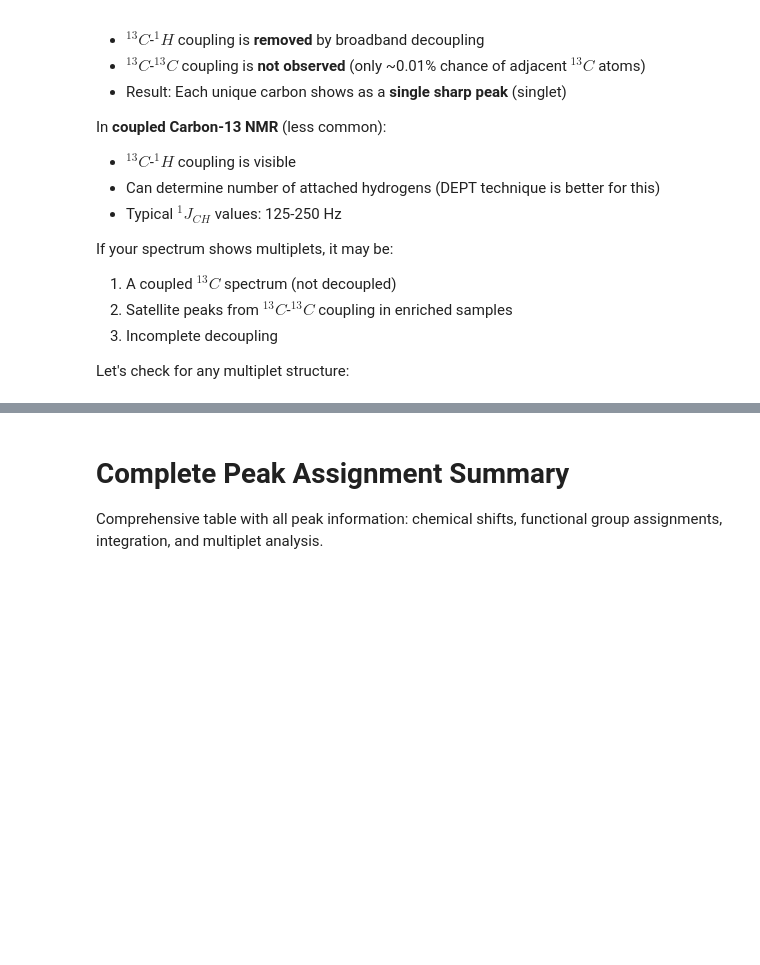
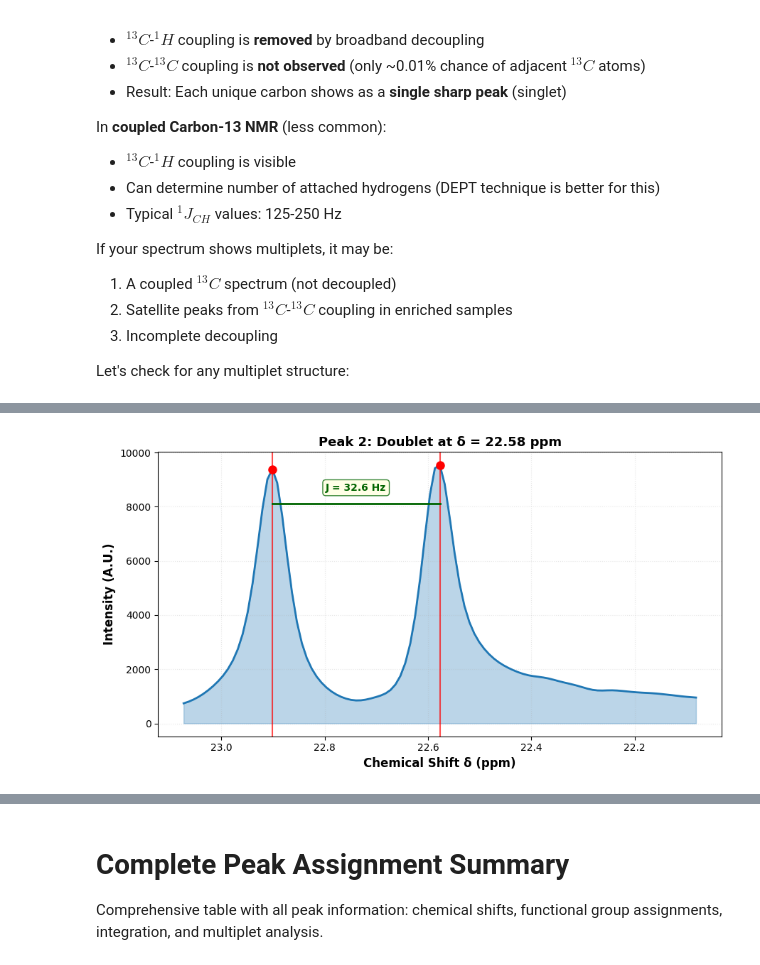
Before and after one commit to Quintinlf/NMR-Project, a Jupyter notebook: fall_semester_2025/carbon_nmr.ipynb, the cells around one changed output, grey strips where cells are left out. Saved outputs shown, nothing was run; the diff lists cells and outputs as text; code cells hidden in the pictures; blank space fills up the shorter version.

```diff
--- a/fall_semester_2025/carbon_nmr.ipynb
+++ b/fall_semester_2025/carbon_nmr.ipynb
@@ -637,6 +729,8 @@ print("\\nMultiplet Analysis:")
 print("=" * 80)
 
 multiplet_results = []
+has_coupling = False  # Track if we detect any multiplets
+
 for i, peak_idx in enumerate(peaks):
     peak_ppm = ppm_axis_res[peak_idx]
     result = detect_multiplet_c13(ppm_axis_res, intensity, peak_ppm, window=0.5)
@@ -646,21 +740,90 @@ for i, peak_idx in enumerate(peaks):
         print(f"\\nPeak {i+1} at δ {peak_ppm:.2f} ppm:")
         print(f"  Type: {result['type']}")
 
-        if result['j_coupling'] is not None:
+        if result['type'] != 'singlet':
+            has_coupling = True
             print(f"  J-coupling: {result['j_coupling']:.2f} Hz")
-            if result['type'] != 'singlet':
-                print(f"  Sub-peaks at: {[f'{p:.2f}' for p in result['sub_ppms']]} ppm")
-                print(f"  ⚠️  Multiplet detected! This may indicate:")
-                print(f"     - Coupled ¹³C spectrum (not fully decoupled)")
-                print(f"     - ¹³C-¹H coupling visible")
-                if result['j_coupling'] > 100:
-                    print(f"     - Likely ¹J(C-H) coupling (~{result['j_coupling']:.0f} Hz)")
+            print(f"  Sub-peaks at: {[f'{p:.2f}' for p in result['sub_ppms']]} ppm")
+            print(f"  ⚠️  Multiplet detected! This may indicate:")
+            print(f"     - Coupled ¹³C spectrum (not fully decoupled)")
+            print(f"     - ¹³C-¹H coupling visible")
+            if result['j_coupling'] > 100:
+                print(f"     - Likely ¹J(C-H) coupling (~{result['j_coupling']:.0f} Hz)")
         else:
             print(f"  Single peak (typical for decoupled ¹³C-NMR)")
 
-if not multiplet_results or all(m['type'] == 'singlet' for m in multiplet_results):
-    print("\\n✅ All peaks appear as singlets")
-    print("   This is expected for standard proton-decoupled ¹³C-NMR spectra")
+# Determine if spectrum is coupled or decoupled
+if has_coupling:
+    print("\\n🔬 SPECTRUM APPEARS TO BE COUPLED")
+    print("   Multiple sub-peaks detected, indicating ¹³C-¹H coupling is visible")
+    print("\\n📚 About Coupled vs Decoupled Spectra:")
+    print("   • Decoupled: Broadband proton decoupling removes ¹³C-¹H coupling → singlets")
+    print("   • Coupled: No decoupling → multiplets reveal # of attached hydrogens")
+    print("\\n🛠️  How to Decouple (Experimental):")
+    print("   1. Apply broadband ¹H decoupling during acquisition (hardware)")
+    print("   2. Use WALTZ-16 or GARP decoupling sequences")
+    print("   3. Computational: Deep learning techniques can simulate decoupling")
+    print("\\n💡 Visualizing Multiplet Patterns:")
+else:
+    print("\\n✅ SPECTRUM APPEARS TO BE DECOUPLED")
+    print("   All peaks appear as singlets (expected for standard ¹³C-NMR)")
+    print("   No multiplet visualization needed")
+
+# Visualize multiplets if present
+if has_coupling:
+    print("\\nGenerating multiplet visualizations...")
+    for i, (peak_idx, result) in enumerate(zip(peaks, multiplet_results)):
+        if result['type'] == 'singlet':
+            continue
+
+        peak_ppm = ppm_axis_res[peak_idx]
+
+        # Create zoom plot similar to H-NMR cell 42
+        plt.figure(figsize=(9, 5))
+
+        # Define window
+        window = 0.5
+        mask = (ppm_axis_res > peak_ppm - window) & (ppm_axis_res < peak_ppm + window)
+        region_ppm = ppm_axis_res[mask]
+        region_intensity = intensity[mask]
+
+        # Plot spectrum
+        plt.plot(region_ppm, region_intensity, linewidth=2, color='#1f77b4')
+        plt.fill_between(region_ppm, region_intensity, alpha=0.3, color='#1f77b4')
+
+        # Mark sub-peaks
+        if 'sub_ppms' in result:
+            for j, sub_ppm in enumerate(result['sub_ppms']):
+                sub_idx = np.argmin(np.abs(region_ppm - sub_ppm))
+                sub_height = region_intensity[sub_idx]
+                plt.axvline(sub_ppm, color='red', linestyle='-', linewidth=1.5, alpha=0.7)
+                plt.plot(sub_ppm, sub_height, 'ro', markersize=8)
+
+        # Annotate J-couplings
+        if len(result['sub_ppms']) > 1:
+            for j in range(len(result['sub_ppms']) - 1):
+                ppm1 = result['sub_ppms'][j]
+                ppm2 = result['sub_ppms'][j + 1]
+                mid_ppm = (ppm1 + ppm2) / 2
+                y_mid = max(region_intensity) * 0.85
+                j_hz = abs(ppm2 - ppm1) * C13_SPECTROMETER_FREQ
+
+                # Draw J-coupling bracket
+                plt.plot([ppm1, ppm2], [y_mid, y_mid], color='darkgreen', linewidth=2)
+                plt.text(mid_ppm, y_mid * 1.05, f"J = {j_hz:.1f} Hz",
+                        ha='center', va='bottom', fontsize=10, color='darkgreen',
+                        fontweight='bold',
+                        bbox=dict(boxstyle='round,pad=0.3', facecolor='lightyellow',
+                                edgecolor='darkgreen', alpha=0.8))
+
+        plt.gca().invert_xaxis()
+        plt.xlabel('Chemical Shift δ (ppm)', fontsize=12, fontweight='bold')
+        plt.ylabel('Intensity (A.U.)', fontsize=12, fontweight='bold')
+        plt.title(f"Peak {i+1}: {result['type'].capitalize()} at δ = {peak_ppm:.2f} ppm",
+                 fontsize=13, fontweight='bold')
+        plt.grid(alpha=0.3, linestyle=':')
+        plt.tight_layout()
+        plt.show()
 # %% [output]
 \nMultiplet Analysis:
 ================================================================================
@@ -681,0 +845 @@ if not multiplet_results or all(m['type'] == 'singlet' for m in multiplet_result
+[figure, added]
```
Also changed, not shown: parts of 19 cells of this notebook.
